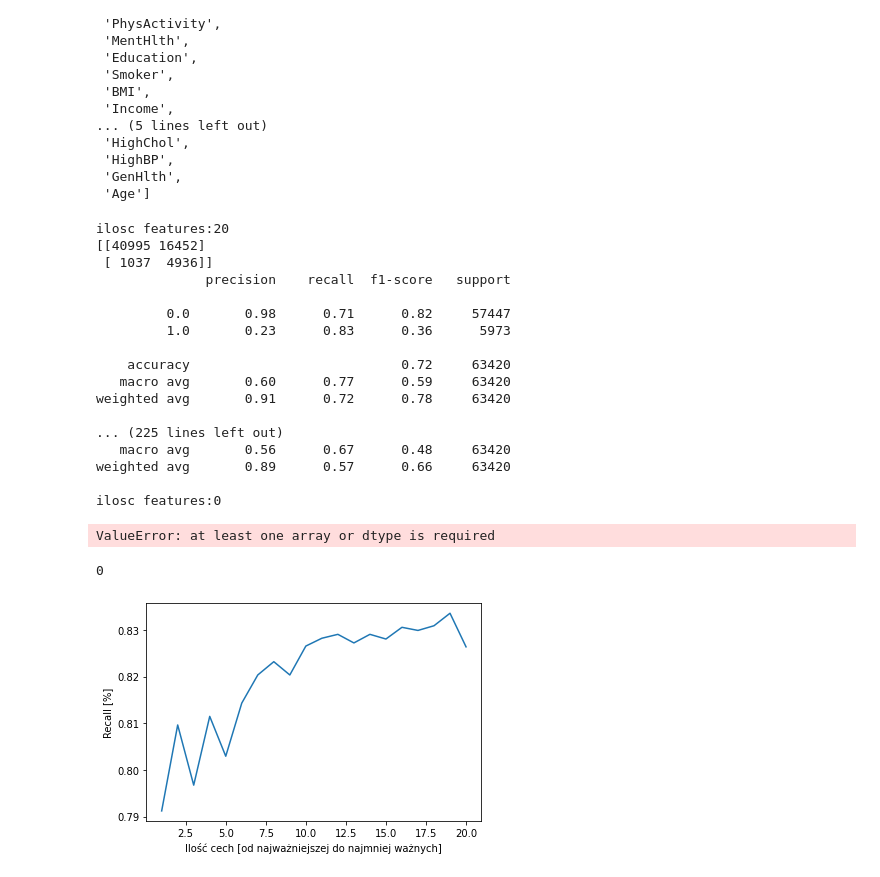
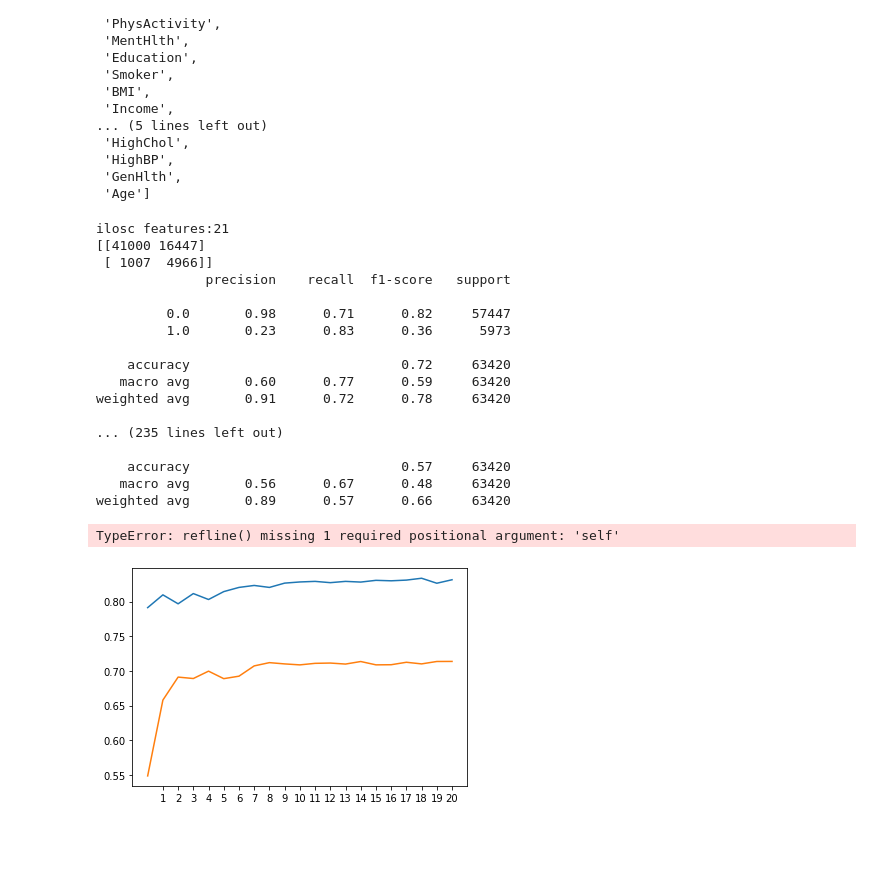
Before and after one commit to Rebek2/heart_machine_learning, a Jupyter notebook: Feature_selection/ForestClassifier_undersampler_fetaruresel.ipynb, the cells around one changed output. Drawn from its saved outputs; the diff is of its cells as text; code cells hidden in the pictures; blank space fills up the shorter version.

Commit message:
Created model, model selection,new plots

```diff
--- a/Feature_selection/ForestClassifier_undersampler_fetaruresel.ipynb
+++ b/Feature_selection/ForestClassifier_undersampler_fetaruresel.ipynb
@@ -90,12 +90,11 @@ df = pd.read_csv("../heart_disease_health_indicators_BRFSS2015.csv")
 x=df.drop('HeartDiseaseorAttack',axis=1)
 y = df['HeartDiseaseorAttack'] # under
 x1 = x
-out = []
+specifit = []
+out=[]
+avg = []
 for i in range(len(features)):
     y = df['HeartDiseaseorAttack']
-    out.append(features[i])
-    x1= x.drop(columns=out)
-
     print(f'ilosc features:{len(x1.columns)}')
     sampler = RandomUnderSampler(random_state=11)
     xtrain,x_test,ytrain,y_test = train_test_split(x1,y,random_state = 0,stratify = y)
@@ -103,13 +102,21 @@ for i in range(len(features)):
     Tree_classifier = RandomForestClassifier(max_depth = 10,class_weight='balanced',random_state=0,)
     Tree_classifier.fit(x_train,y_train)
     y_pred = Tree_classifier.predict(x_test)
+    tn, fp, fn, tp = confusion_matrix(y_test, y_pred).ravel()
+    specificity = tn / (tn+fp)
+    specifit.append(specificity)
     print(confusion_matrix(y_test, y_pred))
     print(classification_report(y_test, y_pred))
-    recall.append(recall_score(y_test,y_pred))
+    rec = recall_score(y_test,y_pred)
+    av= (rec+ specificity) / 2
+    avg.append(av)
+    recall.append(rec)
+    out.append(features[i])
+    x1= x.drop(columns=out)
 # %% [output]
-ilosc features:20
-[[40995 16452]
- [ 1037  4936]]
+ilosc features:21
+[[41000 16447]
+ [ 1007  4966]]
               precision    recall  f1-score   support
 
          0.0       0.98      0.71      0.82     57447
@@ -119,12 +126,11 @@ ilosc features:20
    macro avg       0.60      0.77      0.59     63420
 weighted avg       0.91      0.72      0.78     63420
 
-... (225 lines left out)
+... (235 lines left out)
+
+    accuracy                           0.57     63420
    macro avg       0.56      0.67      0.48     63420
 weighted avg       0.89      0.57      0.66     63420
-
-ilosc features:0
-ValueError: at least one array or dtype is required
 # %%
 osX = []
 for i in range(len(features)):
@@ -132,13 +138,16 @@ for i in range(len(features)):
 
 
 osX.sort(reverse=True)
-osX.pop(-1)
-# %% [output]
-0
 # %%
+fig, ax = plt.subplots()
+ax.set_xticks(range(1,21))
 sns.lineplot(x = osX,y=recall,palette='magma')
-plt.ylabel('Recall [%]')
+sns.lineplot(x = osX,y=specifit,palette = 'magma')
+sns.FacetGrid.refline(x=8)
+plt.legend(['Czułość','Specyficzność'])
+plt.ylabel('Recall/Specifity [%]')
 plt.xlabel('Ilość cech [od najważniejszej do najmniej ważnych]')
 plt.savefig('../Plots/Tree_Feature_recall.png')
 # %% [output]
+TypeError: refline() missing 1 required positional argument: 'self'
-[figure, old version]
+[figure, new version]
```
Also changed, not shown: parts of 12 cells of this notebook, 10 other files.
